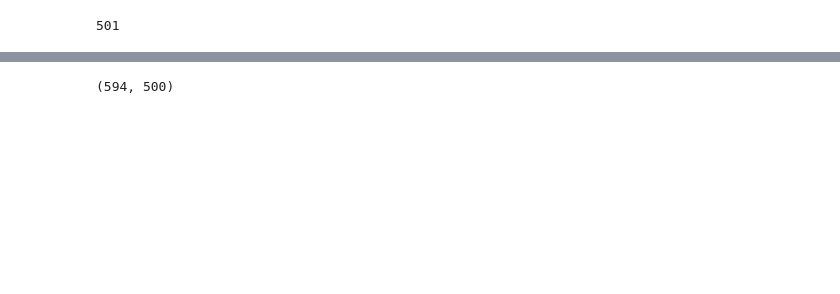
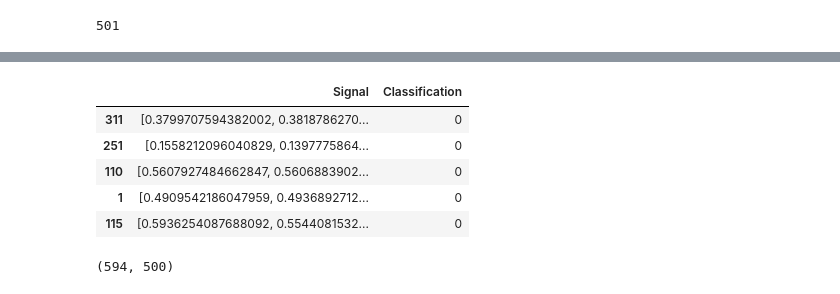
Before and after one commit to Kurokawashiro/lz, a Jupyter notebook: lz.ipynb, the cells around one changed output, grey strips where cells are left out. Cells and saved outputs as stored; diff of their text form; code cells hidden in the pictures; blank space fills up the shorter version.

```diff
--- a/lz.ipynb
+++ b/lz.ipynb
@@ -274,3 +292,22 @@ data.to_csv(PATH+'train.csv')
+# %%
+def regular(li):
+    max_li = max(li)
+    min_li = min(li)
+    length = max_li - min_li
+    for ele in range(len(li)):
+        li[ele] = (li[ele]-min_li)/length
+    return li
+# %%
+data.Signal = data.Signal.map(regular)
+# %%
+data.head()
+# %% [output]
+|  | Signal | Classification |
+| 311 | [0.3799707594382002, 0.3818786270... | 0 |
+| 251 | [0.1558212096040829, 0.1397775864... | 0 |
+| 110 | [0.5607927484662847, 0.5606883902... | 0 |
+| 1 | [0.4909542186047959, 0.4936892712... | 0 |
+| 115 | [0.5936254087688092, 0.5544081532... | 0 |
 # %%
 X = pad_sequences(data['Signal'], maxlen=500, padding='post')
 # %%
```
Also changed, not shown: parts of 17 cells of this notebook.
